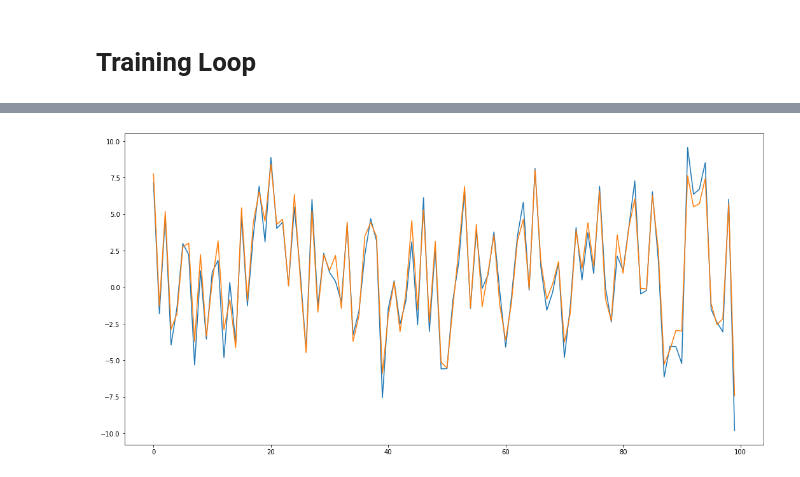
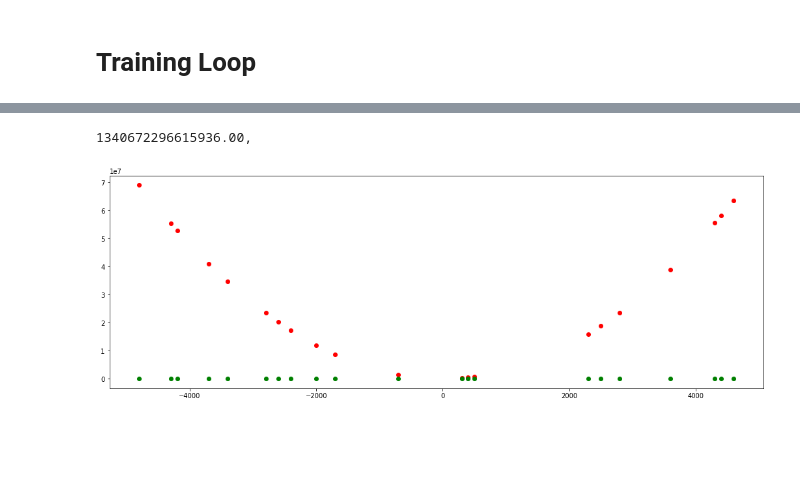
Before and after one commit to TienLungSun/2020-PyTorch-Colab, a Jupyter notebook: 1. 2. MLP regression.ipynb, the cells around one changed output, grey strips where cells are left out. Saved outputs shown, nothing was run; the diff lists cells and outputs as text; code cells hidden in the pictures; blank space fills up the shorter version.

```diff
--- a/1. 2. MLP regression.ipynb
+++ b/1. 2. MLP regression.ipynb
@@ -151,7 +129,17 @@ for i in range(100):
-# %%
-plt.figure(figsize=(18, 9))
-plt.plot(lstY)
-plt.plot(lstY1)
-plt.show()
-# %% [output]
-[figure, removed]
+# %%
+tensorX = torch.FloatTensor(testX).to(device)
+tensorY = torch.FloatTensor(testY).to(device)
+tensorY1 = MyNet(tensorX)
+loss = loss_func(tensorY1, tensorY)
+print("%.2f" % (float(loss)), end = ", ")
+# %% [output]
+1340672296615936.00,
+# %%
+testY1 = tensorY1.detach().numpy()
+# %%
+plt.figure(figsize=(18, 6))
+plt.scatter(testX, testY, s=50, lw=0, color="red")
+plt.scatter(testX, testY1, s=50, lw=0, color="green")
+plt.show()
+# %% [output]
+[figure, added]
```
Also changed, not shown: parts of 28 cells of this notebook.
